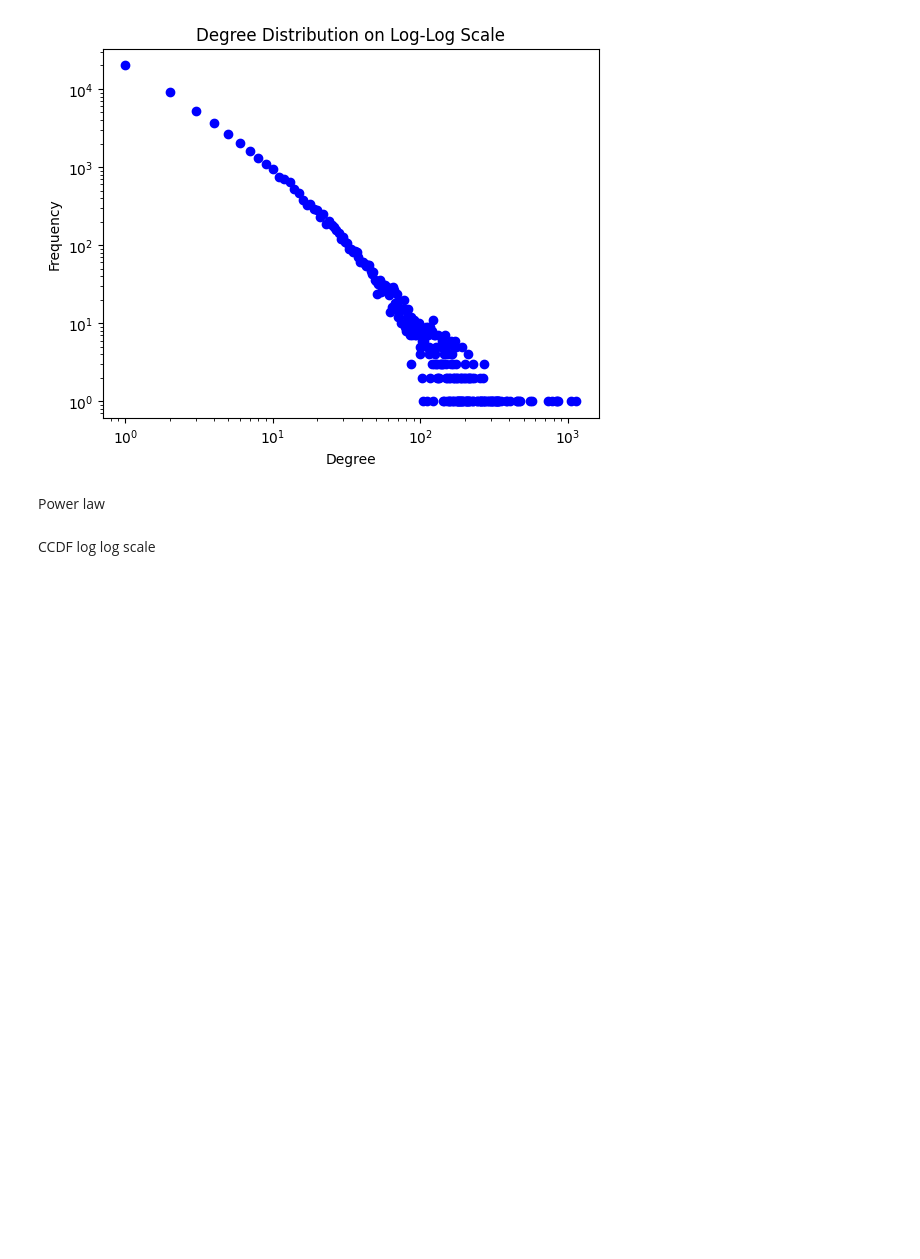
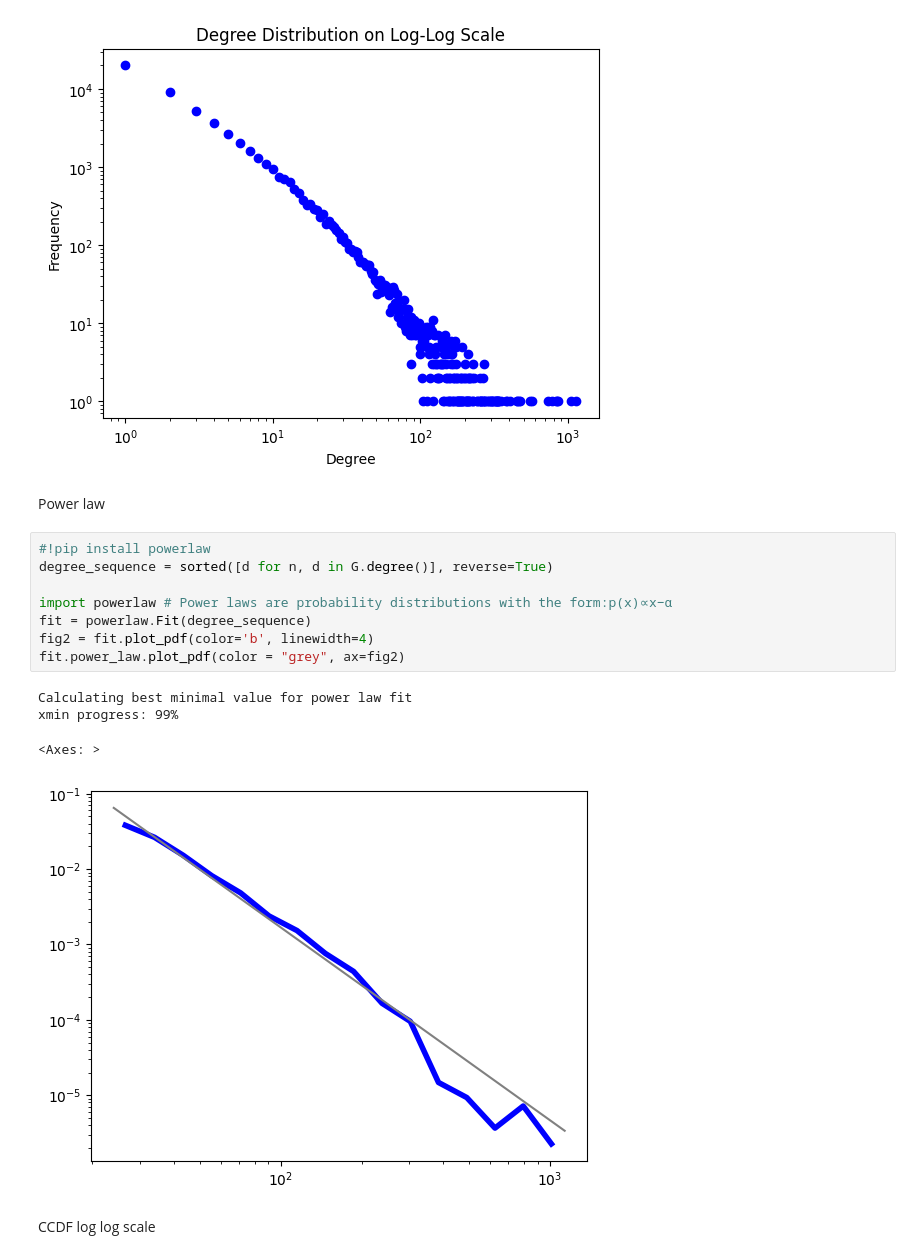
Before and after one commit to NetworkGang/NA-Project, a Jupyter notebook: src/EDA.ipynb, the cells around one changed output. Drawn from its saved outputs; the diff is of its cells as text; blank space fills up the shorter version.

Commit message:
power law

```diff
--- a/src/EDA.ipynb
+++ b/src/EDA.ipynb
@@ -55,6 +55,19 @@ plt.show()
 [figure]
 # %% [markdown]
 Power law
+# %%
+#!pip install powerlaw
+degree_sequence = sorted([d for n, d in G.degree()], reverse=True)
+
+import powerlaw # Power laws are probability distributions with the form:p(x)∝x−α
+fit = powerlaw.Fit(degree_sequence)
+fig2 = fit.plot_pdf(color='b', linewidth=4)
+fit.power_law.plot_pdf(color = "grey", ax=fig2)
+# %% [output]
+Calculating best minimal value for power law fit
+xmin progress: 99%
+<Axes: >
+[figure, added]
 # %% [markdown]
 CCDF log log scale
 # %%
```
